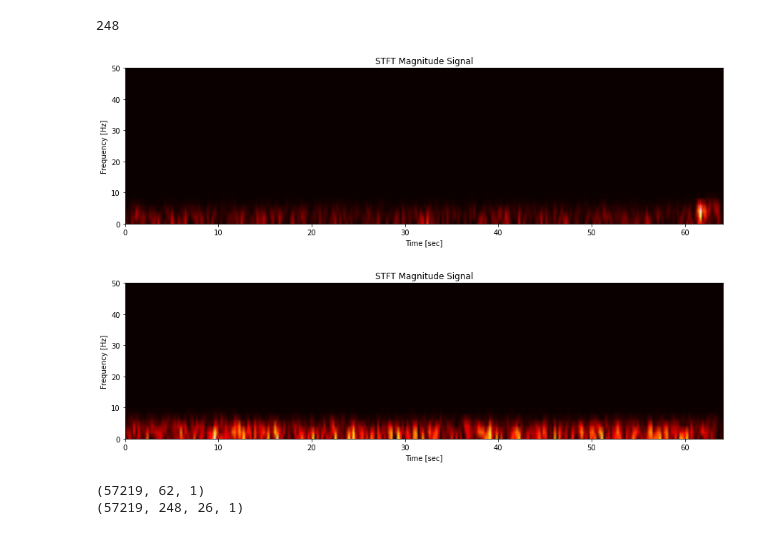
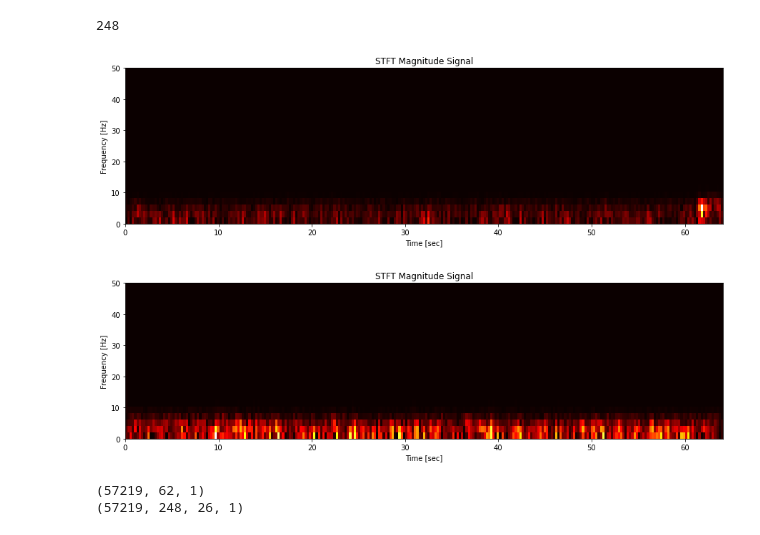
Before and after one commit to Lyd202002427/CRED-model, a Jupyter notebook: Model Training.ipynb, the cells around one changed output. Cells and saved outputs as stored; diff of their text form; code cells hidden in the pictures.

Commit message:
add flat

```diff
--- a/Model Training.ipynb
+++ b/Model Training.ipynb
@@ -121,23 +121,23 @@ Zxx_noise = STFT(noise_trace)
 # %%
 fig, ax = plt.subplots(figsize=(15, 4))
 fs, ts, Zxxs = signal.stft(signal_trace[15], fs = 100, nperseg=48)
-plt.pcolormesh(ts, fs, np.abs(Zxxs), shading='gouraud',cmap = 'hot')
+plt.pcolormesh(ts, fs, np.abs(Zxxs), shading='flat',cmap = 'hot')
 plt.title('STFT Magnitude Signal')
 plt.ylabel('Frequency [Hz]')
 plt.xlabel('Time [sec]')
 plt.show()
 # %% [output]
-[figure, old version]
+[figure, new version]
 # %%
 fig, ax = plt.subplots(figsize=(15, 4))
 fs, ts, Zxxs = signal.stft(noise_trace[15], fs = 100, nperseg=48)
-plt.pcolormesh(ts, fs, np.abs(Zxxs), shading='gouraud',cmap = 'hot')
+plt.pcolormesh(ts, fs, np.abs(Zxxs), shading='flat',cmap = 'hot')
 plt.title('STFT Magnitude Signal')
 plt.ylabel('Frequency [Hz]')
 plt.xlabel('Time [sec]')
 plt.show()
 # %% [output]
-[figure, old version]
+[figure, new version]
 # %%
 y = np.append(noise_y, signal_y, axis = 0)
 X_Zxx = np.append(Zxx_noise, Zxx_signal, axis = 0)
```
Also changed, not shown: parts of 3 cells of this notebook.
